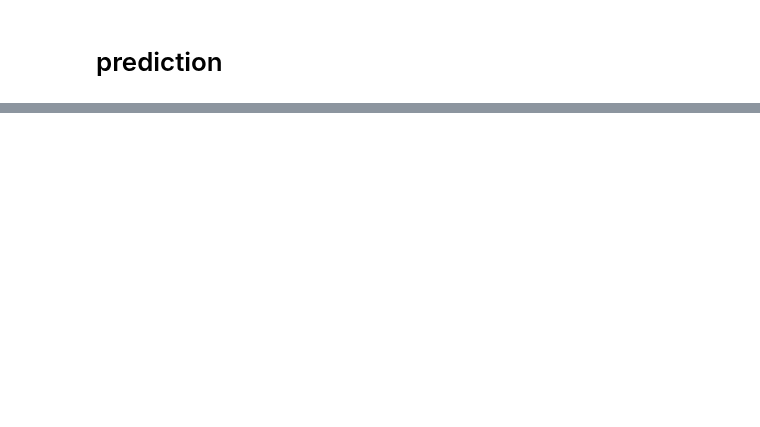
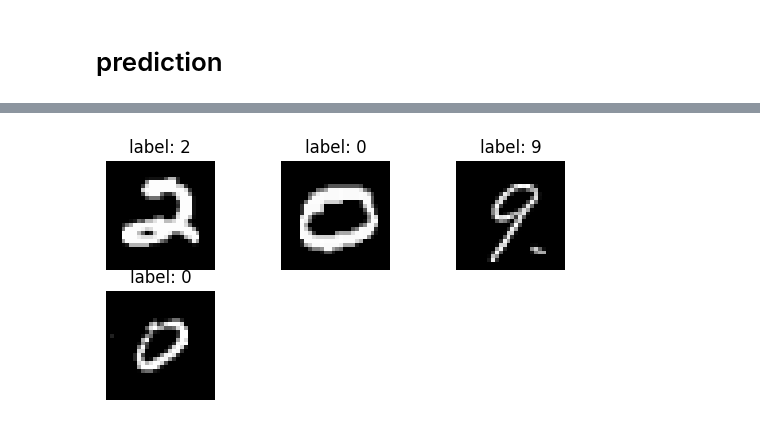
Before and after one commit to coderheck/learning-programming-languages, a Jupyter notebook: learning-python/kaggle/digit-recognizer.ipynb, the cells around one changed output, grey strips where cells are left out. Drawn from its saved outputs; the diff is of its cells as text; code cells hidden in the pictures; blank space fills up the shorter version.

```diff
--- a/learning-python/kaggle/digit-recognizer.ipynb
+++ b/learning-python/kaggle/digit-recognizer.ipynb
@@ -230,2 +271,10 @@ subs_df.head()
 # %%
 subs_df.to_csv("submission.csv", index=False)
+# %%
+for i in range(0,4):
+    plt.subplot(3,3,i+1)
+    plt.imshow(xtest[i],cmap="gray")
+    plt.title("label: " + str(pred_labels[i]))
+    plt.axis(False)
+# %% [output]
+[figure, added]
```
Also changed, not shown: parts of 11 cells of this notebook, 3 other files.
